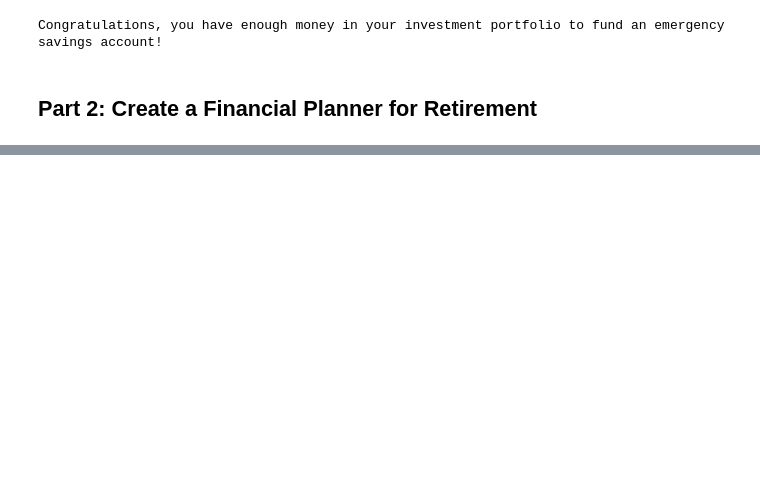
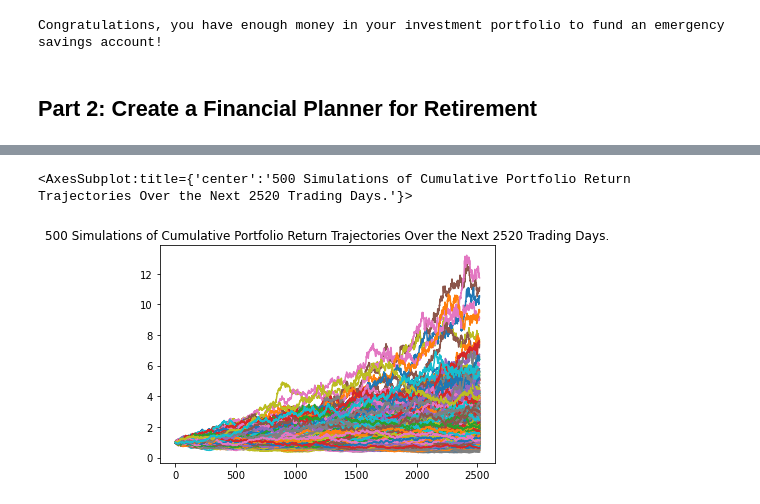
Before and after one commit to rrmangum/Financial_Planner, a Jupyter notebook: financial_planning_tools.ipynb, the cells around one changed output, grey strips where cells are left out. Saved outputs shown, nothing was run; the diff lists cells and outputs as text; code cells hidden in the pictures; blank space fills up the shorter version.

```diff
--- a/financial_planning_tools.ipynb
+++ b/financial_planning_tools.ipynb
@@ -557,0 +377,10 @@ ci_upper_ten_cumulative_return = # YOUR CODE HERE
+# %%
+# Configure a Monte Carlo simulation to forecast 10 years cumulative returns with a 20/80 split between bonds and stocks respectively
+ten_year_retirement_MC=MCSimulation(
+    portfolio_data=retirement_df,
+    weights=[.2, .8],
+    num_simulation=500,
+    num_trading_days=252*10
+)
+
+ten_year_retirement_MC.portfolio_data.head()
@@ -557,0 +441,6 @@ ci_upper_ten_cumulative_return = # YOUR CODE HERE
+# %%
+# Visualize the 10-year Monte Carlo simulation
+ten_year_retirement_MC.plot_simulation()
+# %% [output]
+<AxesSubplot:title={'center':'500 Simulations of Cumulative Portfolio Return Trajectories Over the Next 2520 Trading Days.'}>
+[figure, added]
```
Also changed, not shown: parts of 110 cells of this notebook.
